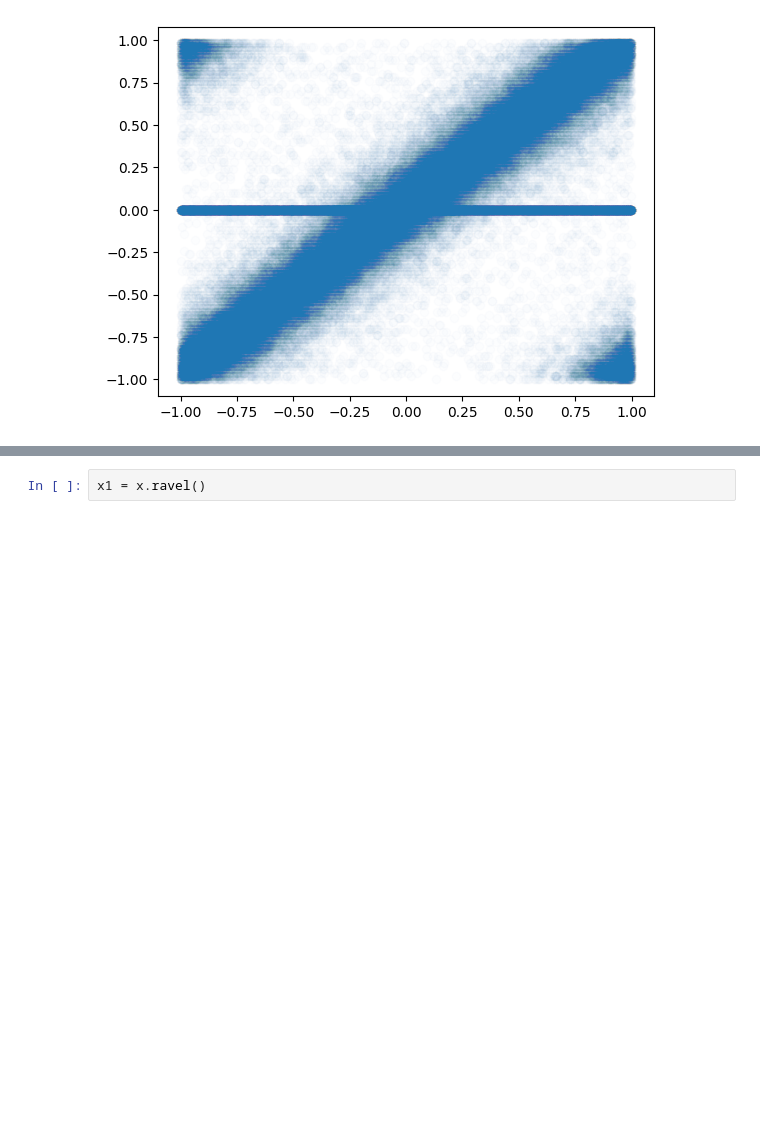
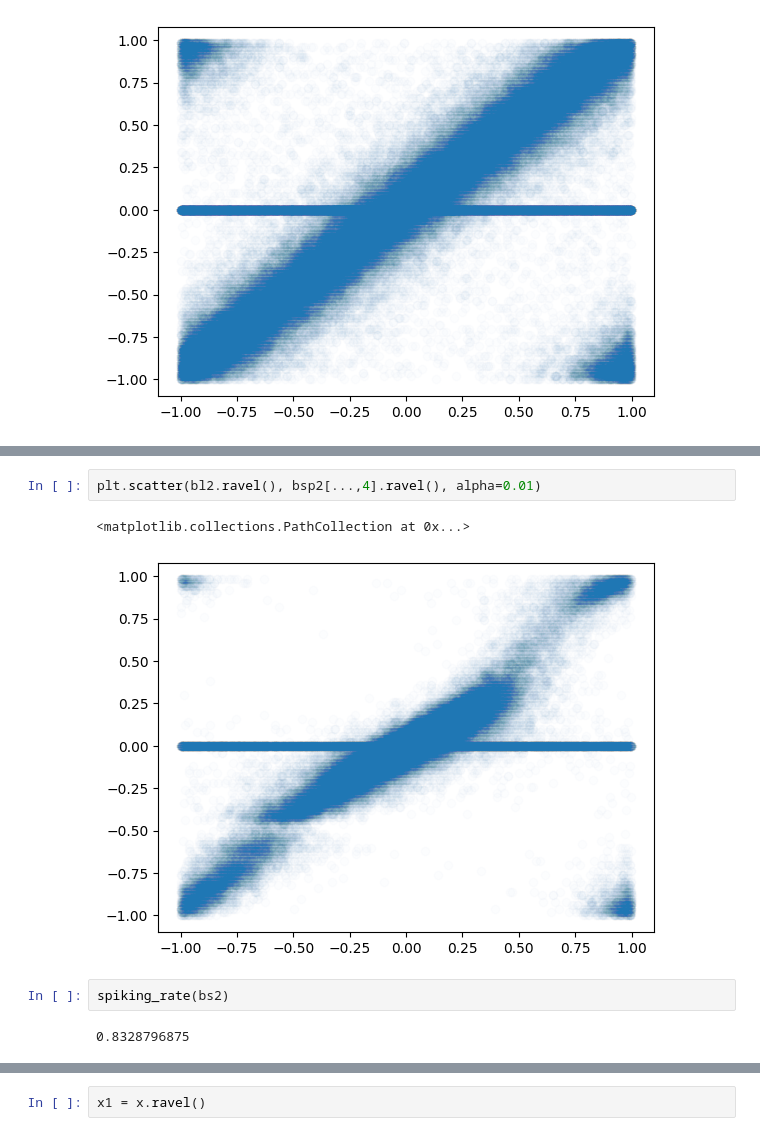
Before and after one commit to wilkieolin/phasor_jax, a Jupyter notebook: spiking test.ipynb, the cells around one changed output, grey strips where cells are left out. Saved outputs shown, nothing was run; the diff lists cells and outputs as text; blank space fills up the shorter version.

```diff
--- a/spiking test.ipynb
+++ b/spiking test.ipynb
@@ -101,0 +145,9 @@ spks = image_to_spk.apply(params, x)
+# %%
+plt.scatter(bl2.ravel(), bsp2[...,4].ravel(), alpha=0.01)
+# %% [output]
+<matplotlib.collections.PathCollection at 0x...>
+[figure, added]
+# %%
+spiking_rate(bs2)
+# %% [output]
+0.8328796875
```
Also changed, not shown: parts of 16 cells of this notebook, 1 other file.
